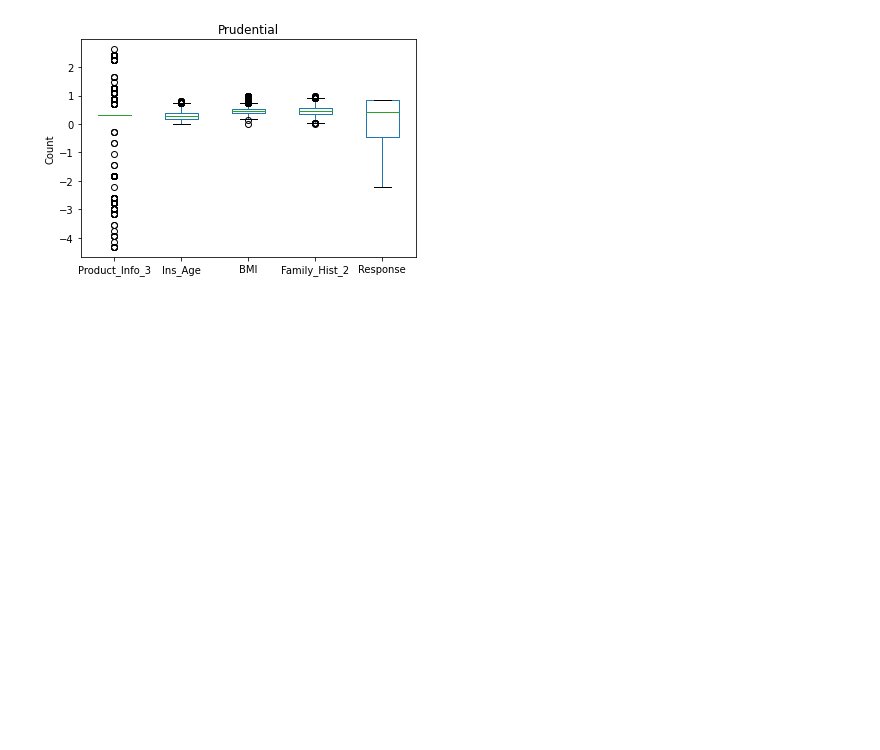
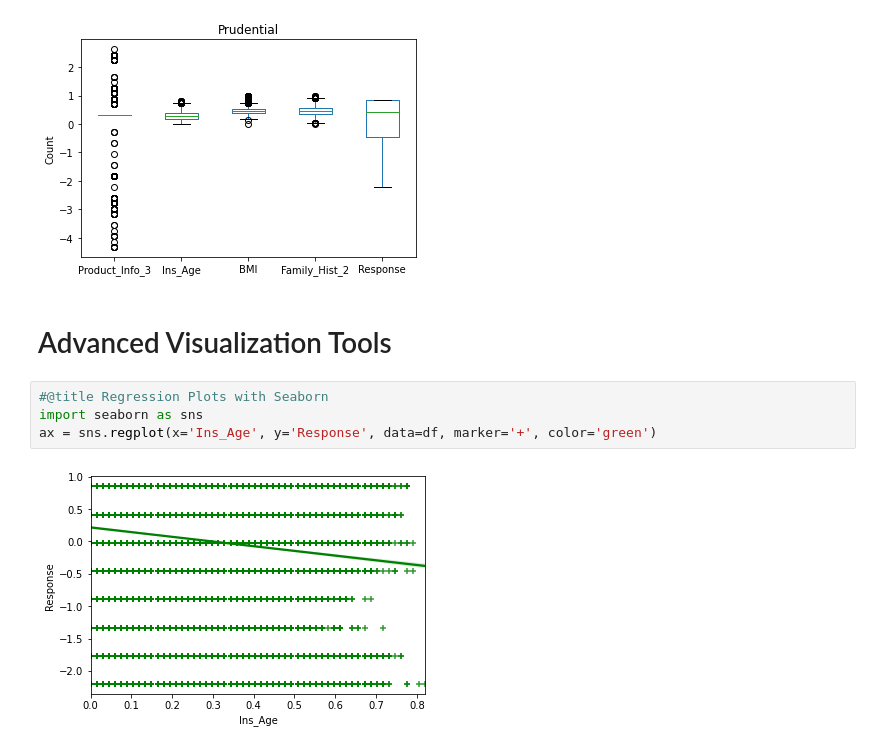
Before and after one commit to Andhi1710/python, a Jupyter notebook: Kelompok_1.ipynb, the cells around one changed output. Saved outputs shown, nothing was run; the diff lists cells and outputs as text; blank space fills up the shorter version.

```diff
--- a/Kelompok_1.ipynb
+++ b/Kelompok_1.ipynb
@@ -470,3 +583,11 @@ plt.title("Prudential")
 plt.show()
 # %% [output]
 [figure]
+# %% [markdown]
+# Advanced Visualization Tools
+# %%
+#@title Regression Plots with Seaborn
+import seaborn as sns
+ax = sns.regplot(x='Ins_Age', y='Response', data=df, marker='+', color='green')
+# %% [output]
+[figure, added]
```
Also changed, not shown: parts of 25 cells of this notebook.
